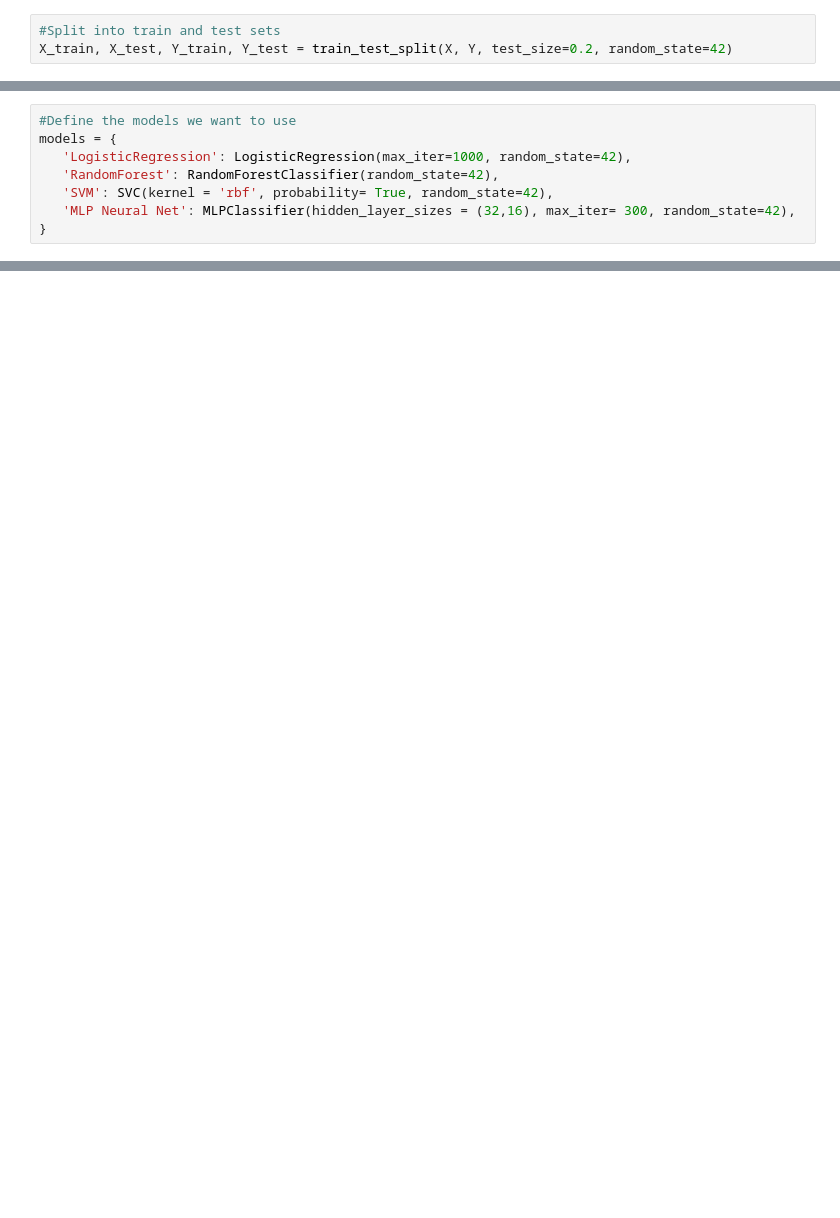
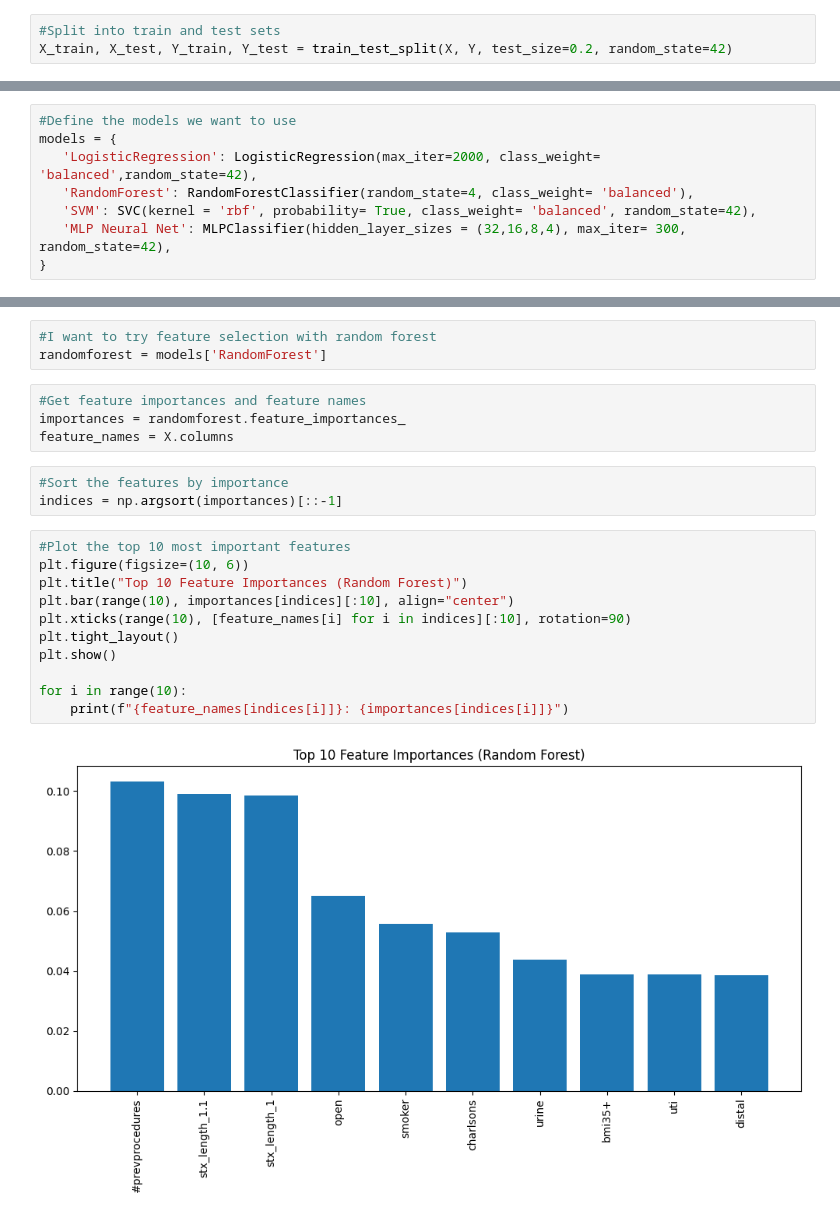
Before and after one commit to preciousiajilore/survival_mtlr, a Jupyter notebook: notebooks/classification.ipynb, the cells around one changed output, grey strips where cells are left out. Drawn from its saved outputs; the diff is of its cells as text; blank space fills up the shorter version.

```diff
--- a/notebooks/classification.ipynb
+++ b/notebooks/classification.ipynb
@@ -85,8 +142,8 @@ X_test_scaled = scaler.transform(X_test)y
 # %%
 #Define the models we want to use
 models = {
-   'LogisticRegression': LogisticRegression(max_iter=1000, random_state=42),
-   'RandomForest': RandomForestClassifier(random_state=42),
-   'SVM': SVC(kernel = 'rbf', probability= True, random_state=42),
-   'MLP Neural Net': MLPClassifier(hidden_layer_sizes = (32,16), max_iter= 300, random_state=42),
+   'LogisticRegression': LogisticRegression(max_iter=2000, class_weight= 'balanced',random_state=42),
+   'RandomForest': RandomForestClassifier(random_state=4, class_weight= 'balanced'),
+   'SVM': SVC(kernel = 'rbf', probability= True, class_weight= 'balanced', random_state=42),
+   'MLP Neural Net': MLPClassifier(hidden_layer_sizes = (32,16,8,4), max_iter= 300, random_state=42),
 }
@@ -138,0 +306,23 @@ weighted avg      0.908     0.912     0.909       136
+# %%
+#I want to try feature selection with random forest
+randomforest = models['RandomForest']
+# %%
+#Get feature importances and feature names
+importances = randomforest.feature_importances_
+feature_names = X.columns
+# %%
+#Sort the features by importance
+indices = np.argsort(importances)[::-1]
+# %%
+#Plot the top 10 most important features
+plt.figure(figsize=(10, 6))
+plt.title("Top 10 Feature Importances (Random Forest)")
+plt.bar(range(10), importances[indices][:10], align="center")
+plt.xticks(range(10), [feature_names[i] for i in indices][:10], rotation=90)
+plt.tight_layout()
+plt.show()
+
+for i in range(10):
+    print(f"{feature_names[indices[i]]}: {importances[indices[i]]}")
+# %% [output]
+[figure, added]
```
Also changed, not shown: parts of 19 cells of this notebook, 17 other files.
